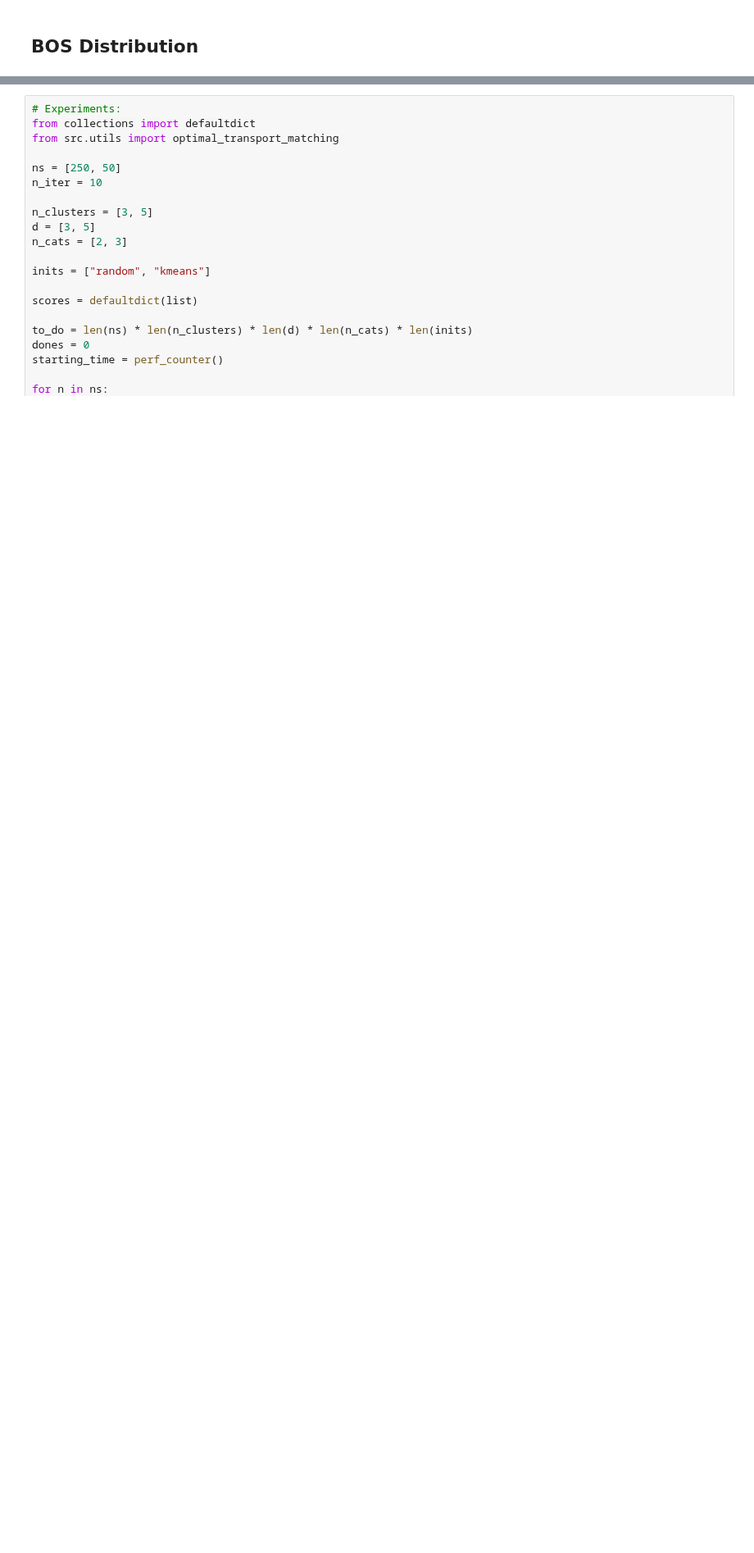
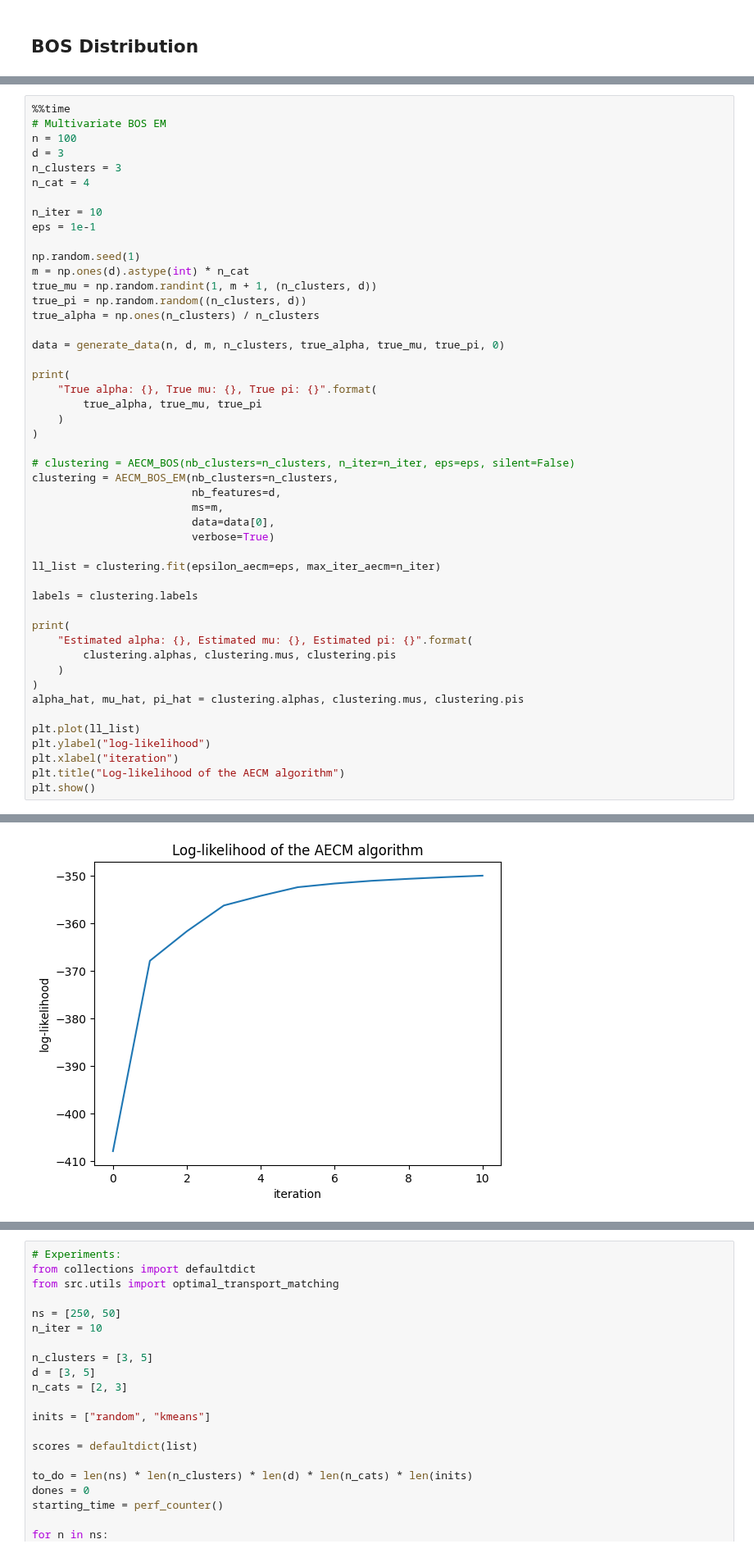
Before and after one commit to Thomick/Ordinal-data-clustering, a Jupyter notebook: notebooks/estimation.ipynb, the cells around one changed output, grey strips where cells are left out. Shown at 82% size. Drawn from its saved outputs; the diff is of its cells as text; blank space fills up the shorter version.

```diff
--- a/notebooks/estimation.ipynb
+++ b/notebooks/estimation.ipynb
@@ -207,0 +210,49 @@ Wall time: 1min 32s
+# %%
+%%time
+# Multivariate BOS EM
+n = 100
+d = 3
+n_clusters = 3
+n_cat = 4
+
+n_iter = 10
+eps = 1e-1
+
+np.random.seed(1)
+m = np.ones(d).astype(int) * n_cat
+true_mu = np.random.randint(1, m + 1, (n_clusters, d))
+true_pi = np.random.random((n_clusters, d))
+true_alpha = np.ones(n_clusters) / n_clusters
+
+data = generate_data(n, d, m, n_clusters, true_alpha, true_mu, true_pi, 0)
+
+print(
+    "True alpha: {}, True mu: {}, True pi: {}".format(
+        true_alpha, true_mu, true_pi
+    )
+)
+
+# clustering = AECM_BOS(nb_clusters=n_clusters, n_iter=n_iter, eps=eps, silent=False)
+clustering = AECM_BOS_EM(nb_clusters=n_clusters,
+                         nb_features=d,
+                         ms=m,
+                         data=data[0],
+                         verbose=True)
+
+ll_list = clustering.fit(epsilon_aecm=eps, max_iter_aecm=n_iter)
+
+labels = clustering.labels
+
+print(
+    "Estimated alpha: {}, Estimated mu: {}, Estimated pi: {}".format(
+        clustering.alphas, clustering.mus, clustering.pis
+    )
+)
+alpha_hat, mu_hat, pi_hat = clustering.alphas, clustering.mus, clustering.pis
+
+plt.plot(ll_list)
+plt.ylabel("log-likelihood")
+plt.xlabel("iteration")
+plt.title("Log-likelihood of the AECM algorithm")
+plt.show()
+# %% [output]
@@ -207,0 +276 @@ Wall time: 1min 32s
+[figure, added]
```
Also changed, not shown: parts of 14 cells of this notebook.
